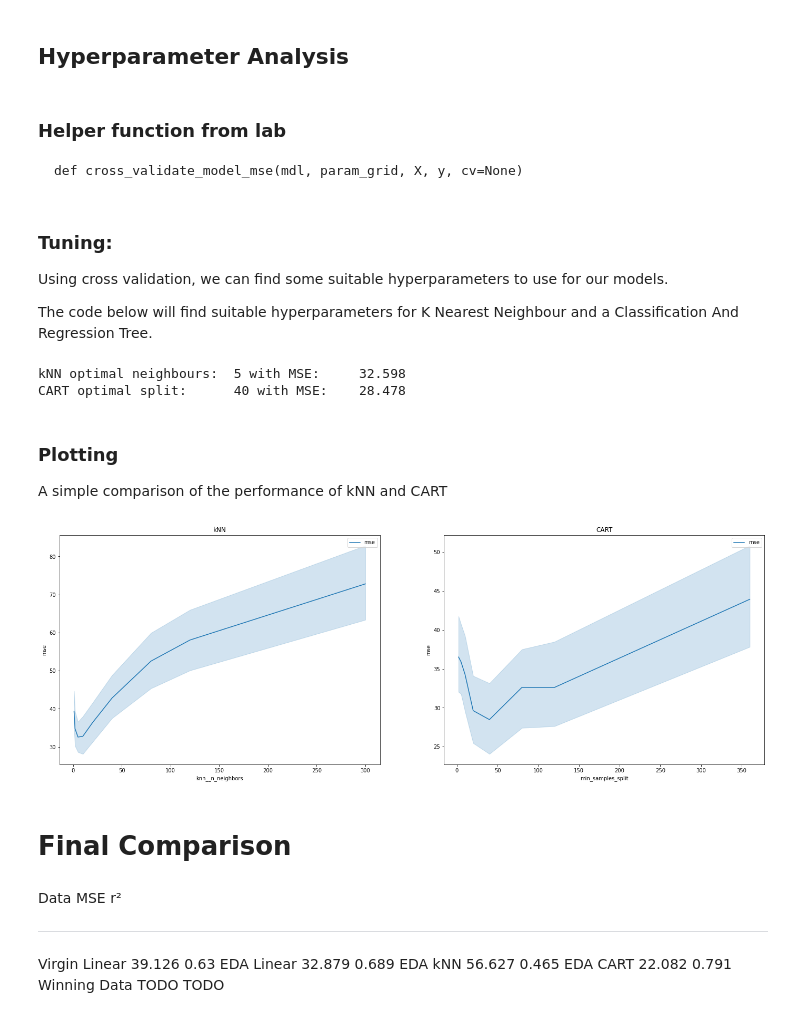
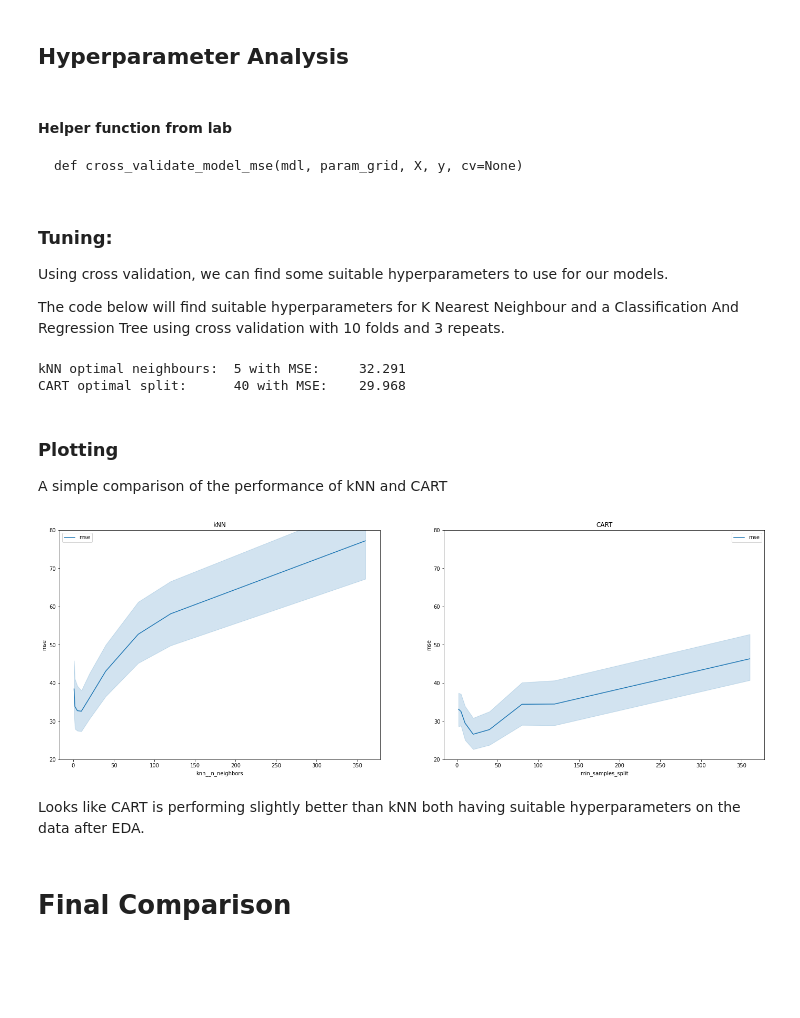
Before and after one commit to JacksonKerr/LinearRegression, a Jupyter notebook: Assignment.ipynb, the cells around one changed output. Saved outputs shown, nothing was run; the diff lists cells and outputs as text; code cells hidden in the pictures; blank space fills up the shorter version.

Commit message:
Work on comparison of models

````diff
--- a/Assignment.ipynb
+++ b/Assignment.ipynb
@@ -270,7 +270,7 @@ However, it seems there are some large differences in the standard deviations of
 # %% [markdown]
 ## Hyperparameter Analysis
 # %% [markdown]
-### Helper function from lab
+#### Helper function from lab
 ```
 def cross_validate_model_mse(mdl, param_grid, X, y, cv=None)
 ```
@@ -300,7 +300,7 @@ def cross_validate_model_mse(mdl, param_grid, X, y, cv=None):
 
 Using cross validation, we can find some suitable hyperparameters to use for our models.
 
-The code below will find suitable hyperparameters for K Nearest Neighbour and a Classification And Regression Tree.
+The code below will find suitable hyperparameters for K Nearest Neighbour and a Classification And Regression Tree using cross validation with 10 folds and 3 repeats.
 # %%
 from sklearn.pipeline import Pipeline
 from sklearn.preprocessing import StandardScaler
@@ -319,14 +319,9 @@ target = 'medv'
 X = bost.drop(columns=[target]).to_numpy()
 y = bost[target].to_numpy()
 
-# DUMMY ========
-dummy = DummyRegressor(strategy='mean')
-dummyCrossVal, dummy_stats = cross_validate_model_mse(dummy, {}, X, y, cv=rkf)
-pd.set_option("display.max_rows", None, "display.max_columns", None)
-
 # kNN ========
 knn = Pipeline([ ('scale', StandardScaler()), ('knn', KNeighborsRegressor()) ])
-knn_grid = { 'knn__n_neighbors' : [1, 2, 5, 10, 20, 40, 80, 120, 300] }
+knn_grid = { 'knn__n_neighbors' : [1, 2, 5, 10, 20, 40, 80, 120, 360] }
 knncv, knn_stats = cross_validate_model_mse(knn, knn_grid, X, y, cv=rkf)
 print("kNN optimal neighbours:\t", knncv.best_params_['knn__n_neighbors'], "with MSE:\t", round(-knncv.best_score_, 3))
 
@@ -336,29 +331,23 @@ CART_grid = { 'min_samples_split' : [2, 5, 10, 20, 40, 80, 120, 360] }
 CARTcv, CART_stats = cross_validate_model_mse(CART, CART_grid, X, y, cv=rkf)
 print("CART optimal split:\t", CARTcv.best_params_['min_samples_split'], "with MSE:\t", round(-CARTcv.best_score_, 3))
 # %% [output]
-kNN optimal neighbours:  5 with MSE:     32.598
-CART optimal split:      40 with MSE:    28.478
+kNN optimal neighbours:  5 with MSE:     32.291
+CART optimal split:      40 with MSE:    29.968
 # %% [markdown]
 ### Plotting
 A simple comparison of the performance of kNN and CART
 # %%
 fig, axs = plt.subplots(nrows=1, ncols=2, figsize=(24,8))
-#for ax in axs: ax.set_ylim((0, 100))
+for ax in axs: ax.set_ylim((20, 80))
 
 sns.lineplot(data=knn_stats, x='knn__n_neighbors', y='mse', label='mse', ax=axs[0])
 axs[0].set_title('kNN')
 
 sns.lineplot(data=CART_stats, x='min_samples_split', y='mse', label='mse', ax=axs[1])
 axs[1].set_title('CART');
 # %% [output]
-[figure, old version]
+[figure, new version]
+# %% [markdown]
+Looks like CART is performing slightly better than kNN both having suitable hyperparameters on the data after EDA.
 # %% [markdown]
 # Final Comparison
-# %% [markdown]
-Data           MSE     r²
--------------  ------  -----
-Virgin Linear  39.126  0.63
-EDA Linear     32.879  0.689
-EDA kNN        56.627  0.465
-EDA CART       22.082  0.791
-Winning Data   TODO    TODO
````
Also changed, not shown: parts of 12 cells of this notebook.
